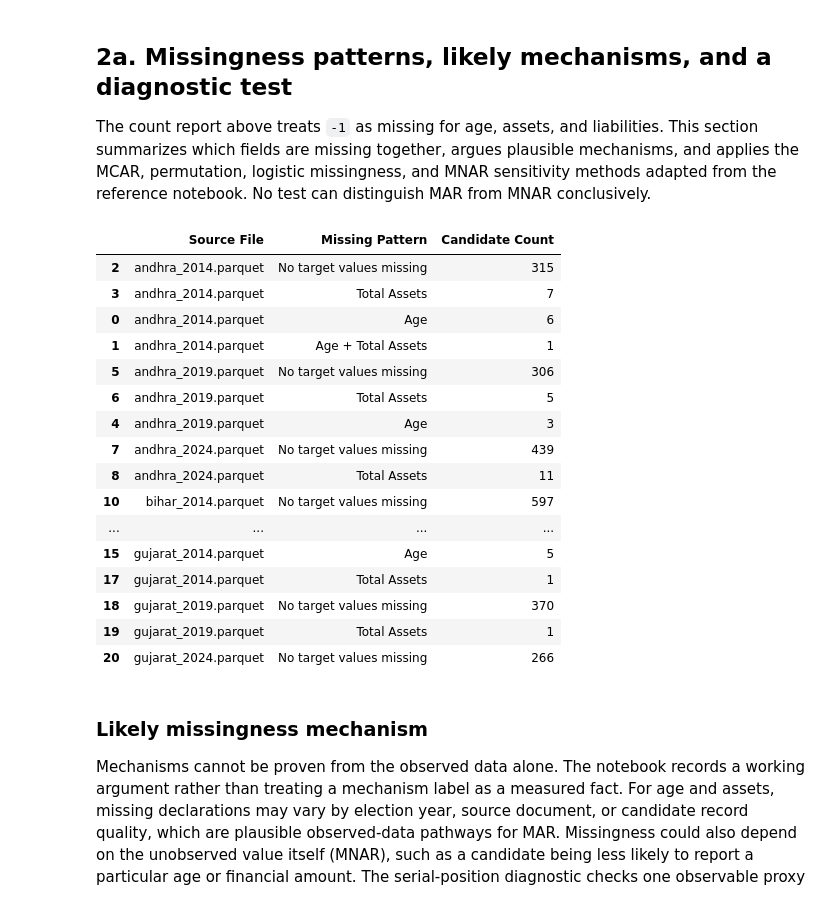
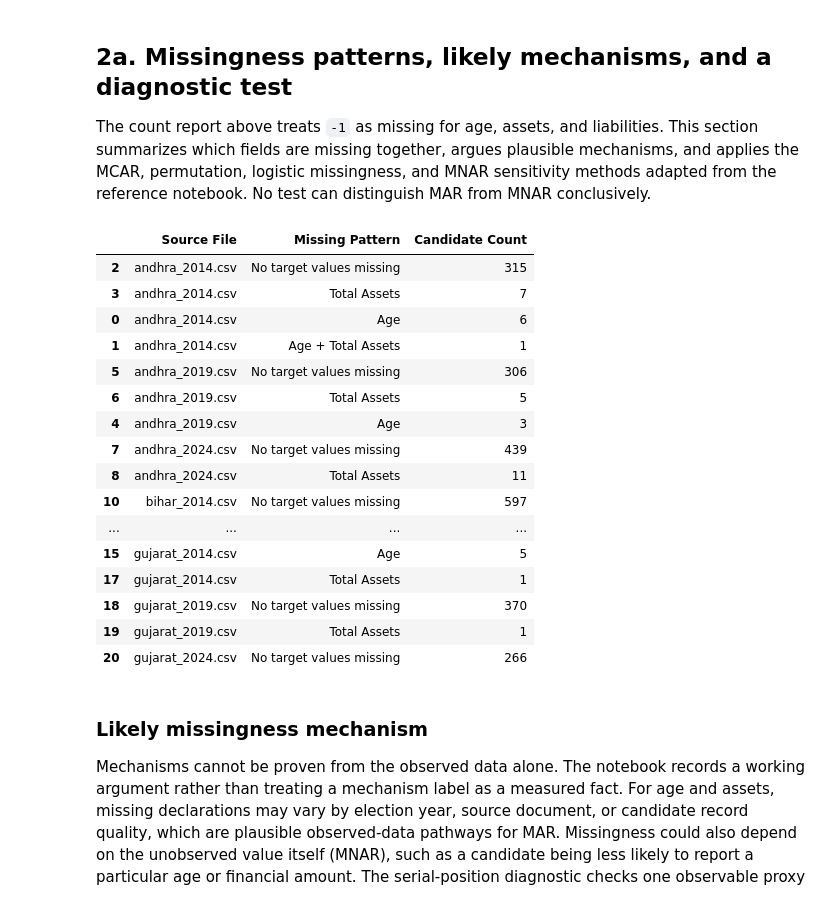
Before and after one commit to iitm-da25b007/MPs-assets, a Jupyter notebook: data_testing.ipynb, the cells around one changed output. Drawn from its saved outputs; the diff is of its cells as text; code cells hidden in the pictures.

```diff
--- a/data_testing.ipynb
+++ b/data_testing.ipynb
@@ -31,9 +31,9 @@ REPORT_DIR.mkdir(parents=True, exist_ok=True)
 input_files = []
 for state in STATES:
     for year in YEARS:
-        input_file = CLEANED_DIR / f"{state}_{year}.parquet"
+        input_file = CLEANED_DIR / f"{state}_{year}.csv"
         input_files.append(input_file)
 
-print(f'Number of state/year Parquet files: {len(input_files)}')
+print(f'Number of state/year Csv files: {len(input_files)}')
 print(input_files)
 # %% [output]
@@ -45,7 +45,7 @@ Number of state/year Parquet files: 9
 Each input file represents one state and election year. The file name is retained in the reports and output names. The source data is loaded into memory and is never overwritten.
 # %%
 def read_candidate_file(path):
-    frame = pd.read_parquet(path)
+    frame = pd.read_csv(path)
     return frame
 
 
@@ -154,54 +154,54 @@ for input_path, frame in frames_by_file.items():
 
         if missing_fields:
             pattern_name = ' + '.join(missing_fields)
         else:
             pattern_name = 'No target values missing'
 
         row_patterns.append(
             {
                 'Source File': input_path.name,
                 'Missing Pattern': pattern_name,
             }
         )
 
     file_patterns = pd.DataFrame(row_patterns)
     file_pattern_counts = (
         file_patterns.groupby(['Source File', 'Missing Pattern'])
         .size()
         .rename('Candidate Count')
         .reset_index()
     )
     pattern_rows.append(file_pattern_counts)
 
 missingness_patterns = pd.concat(pattern_rows, ignore_index=True)
-missingness_patterns.to_csv(
-    REPORT_DIR / 'missingness_patterns.csv',
-    index=False,
-    encoding='utf-8-sig',
-)
+# missingness_patterns.to_csv(
+#     REPORT_DIR / 'missingness_patterns.csv',
+#     index=False,
+#     encoding='utf-8-sig',
+# )
 
 display(missingness_patterns.sort_values(
     ['Source File', 'Candidate Count'],
     ascending=[True, False],
 ))
 # %% [output]
 |  | Source File | Missing Pattern | Candidate Count |
-| 2 | andhra_2014.parquet | No target values missing | 315 |
-| 3 | andhra_2014.parquet | Total Assets | 7 |
-| 0 | andhra_2014.parquet | Age | 6 |
-| 1 | andhra_2014.parquet | Age + Total Assets | 1 |
-| 5 | andhra_2019.parquet | No target values missing | 306 |
-| 6 | andhra_2019.parquet | Total Assets | 5 |
-| 4 | andhra_2019.parquet | Age | 3 |
-| 7 | andhra_2024.parquet | No target values missing | 439 |
-| 8 | andhra_2024.parquet | Total Assets | 11 |
-| 10 | bihar_2014.parquet | No target values missing | 597 |
+| 2 | andhra_2014.csv | No target values missing | 315 |
+| 3 | andhra_2014.csv | Total Assets | 7 |
+| 0 | andhra_2014.csv | Age | 6 |
+| 1 | andhra_2014.csv | Age + Total Assets | 1 |
+| 5 | andhra_2019.csv | No target values missing | 306 |
+| 6 | andhra_2019.csv | Total Assets | 5 |
+| 4 | andhra_2019.csv | Age | 3 |
+| 7 | andhra_2024.csv | No target values missing | 439 |
+| 8 | andhra_2024.csv | Total Assets | 11 |
+| 10 | bihar_2014.csv | No target values missing | 597 |
 | ... | ... | ... | ... |
-| 15 | gujarat_2014.parquet | Age | 5 |
-| 17 | gujarat_2014.parquet | Total Assets | 1 |
-| 18 | gujarat_2019.parquet | No target values missing | 370 |
-| 19 | gujarat_2019.parquet | Total Assets | 1 |
-| 20 | gujarat_2024.parquet | No target values missing | 266 |
+| 15 | gujarat_2014.csv | Age | 5 |
+| 17 | gujarat_2014.csv | Total Assets | 1 |
+| 18 | gujarat_2019.csv | No target values missing | 370 |
+| 19 | gujarat_2019.csv | Total Assets | 1 |
+| 20 | gujarat_2024.csv | No target values missing | 266 |
 # %% [markdown]
 ### Likely missingness mechanism
 
```
Also changed, not shown: parts of 3 cells of this notebook, 58 other files.
